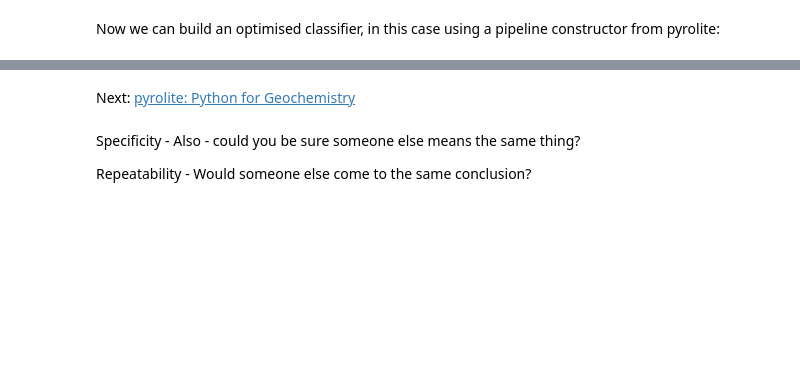
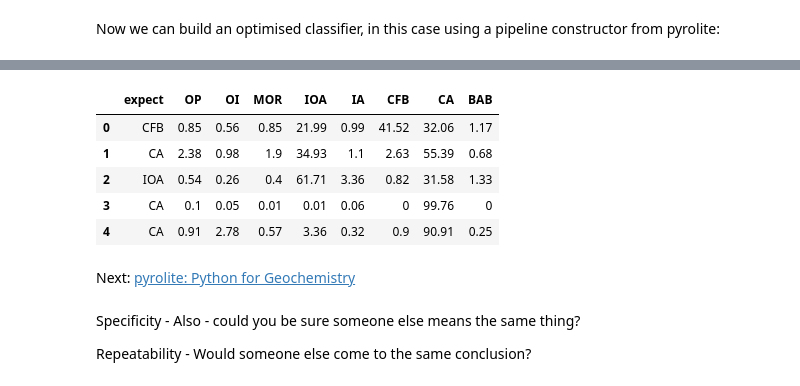
Before and after one commit to morganjwilliams/geochem4nickel, a Jupyter notebook: notebooks/1.1_Introduction.ipynb, the cells around one changed output, grey strips where cells are left out. Saved outputs shown, nothing was run; the diff lists cells and outputs as text; code cells hidden in the pictures; blank space fills up the shorter version.

```diff
--- a/notebooks/1.1_Introduction.ipynb
+++ b/notebooks/1.1_Introduction.ipynb
@@ -295,3 +382,26 @@ table.style.background_gradient(cmap="Blues", axis=1)
+# %%
+data = belts[df.pyrochem.list_compositional]
+data[data <= 0] = np.nan
+data = pd.DataFrame(data.dropna(axis=0, how="any"))
+data.loc[:, :] = StandardScaler().fit_transform(preprocessor.fit_transform(data))
+# %%
+probs = (
+    pd.DataFrame(
+        data=gs.best_estimator_.predict_proba(pd.DataFrame(data)),
+        columns=gs.best_estimator_.classes_,
+    )
+    * 100
+)
+probs["expect"] = gs.best_estimator_.predict(pd.DataFrame(data))
+table = probs[probs.columns[::-1]].round(2)
+table.head(5).style.background_gradient(cmap="Blues", axis=1)
+# %% [output]
+|  | expect | OP | OI | MOR | IOA | IA | CFB | CA | BAB |
+| 0 | CFB | 0.85 | 0.56 | 0.85 | 21.99 | 0.99 | 41.52 | 32.06 | 1.17 |
+| 1 | CA | 2.38 | 0.98 | 1.9 | 34.93 | 1.1 | 2.63 | 55.39 | 0.68 |
+| 2 | IOA | 0.54 | 0.26 | 0.4 | 61.71 | 3.36 | 0.82 | 31.58 | 1.33 |
+| 3 | CA | 0.1 | 0.05 | 0.01 | 0.01 | 0.06 | 0 | 99.76 | 0 |
+| 4 | CA | 0.91 | 2.78 | 0.57 | 3.36 | 0.32 | 0.9 | 90.91 | 0.25 |
 # %% [markdown]
 Next: [pyrolite: Python for Geochemistry](2.1_pyroliteGeochem.ipynb)
 # %% [markdown]
```
Also changed, not shown: parts of 30 cells of this notebook, 1 other file.
